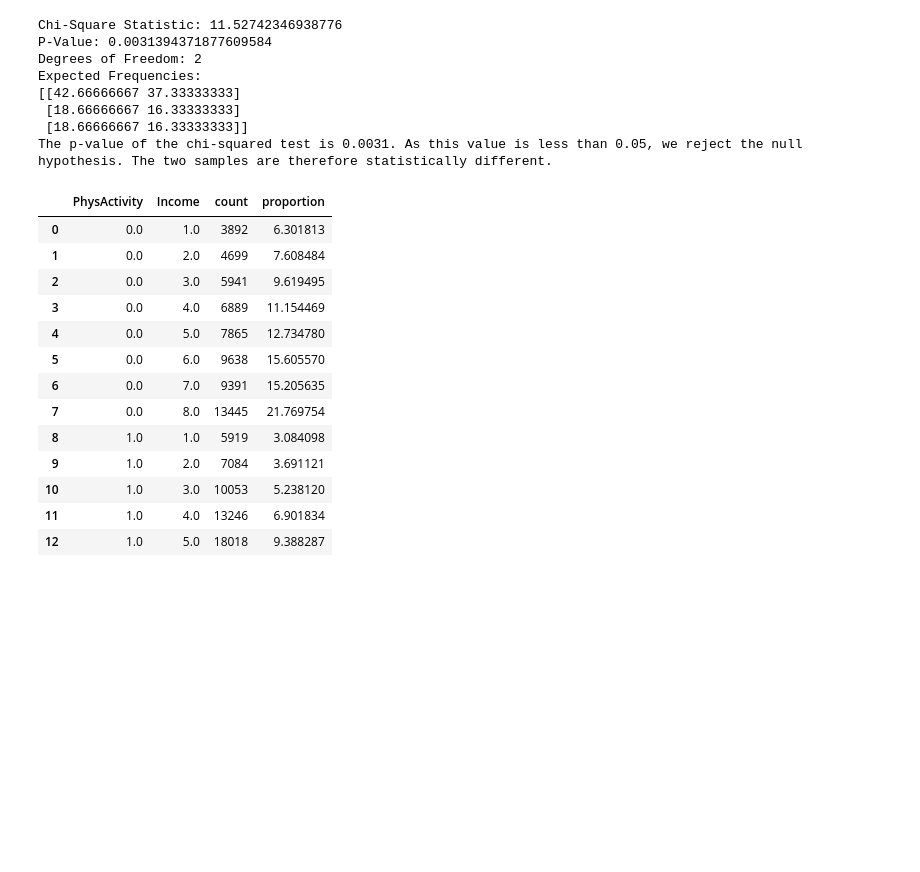
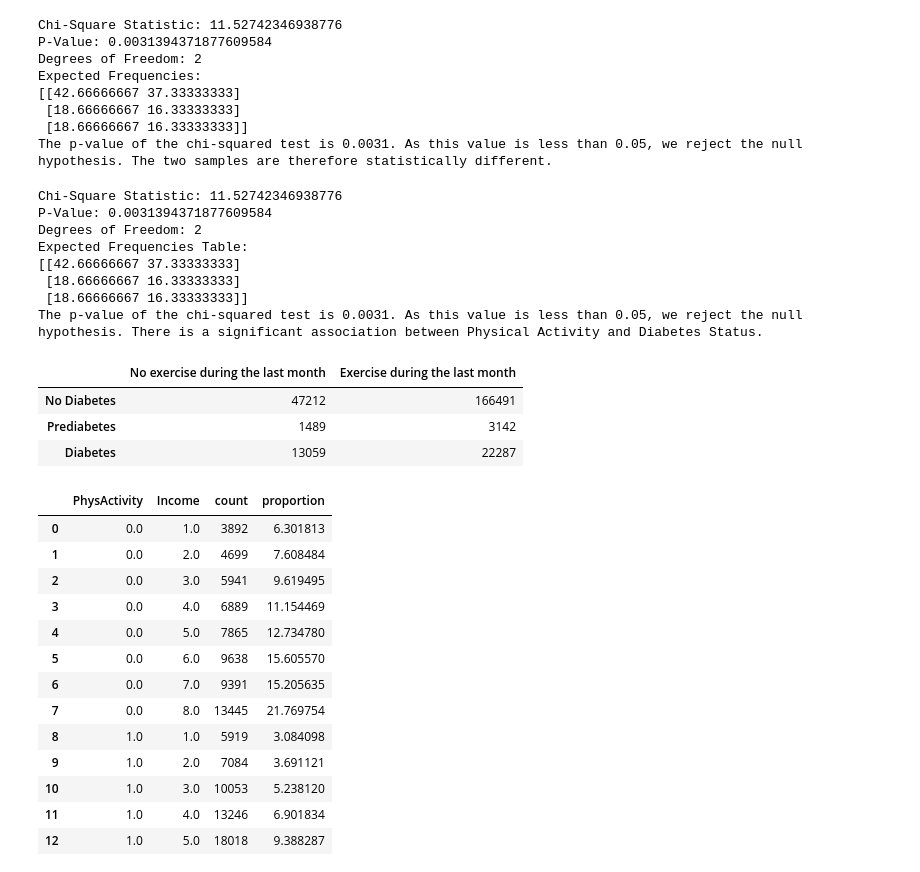
Before and after one commit to williamlevine/project-one, a Jupyter notebook: main_notebook.ipynb, the cells around one changed output. Saved outputs shown, nothing was run; the diff lists cells and outputs as text; code cells hidden in the pictures; blank space fills up the shorter version.

```diff
--- a/main_notebook.ipynb
+++ b/main_notebook.ipynb
@@ -265,32 +265,45 @@ The p-value of the chi-squared test is 0.0031. As this value is less than 0.05,
 # %%
 #Fixed Chi-Square test/ updated percentage to correct count value.
 
 
 # Create a contingency table
 contingency_table02 = pd.crosstab(df_trimmed['Diabetes_012'], df_trimmed['PhysActivity'])
 
 #Rename Column and Row Labels:
 contingency_table02.columns = ['No exercise during the last month', 'Exercise during the last month']
 contingency_table02.index = ['No Diabetes', 'Prediabetes', 'Diabetes']
 
 # Perform the Chi-Square test
-chi2_stat, p_value, dof, expected = chi2_contingency(contingency_table)
+chi2_stat, p_value, dof, expected = chi2_contingency(contingency_table01)
 
 # Print results
 print("Chi-Square Statistic:", chi2_stat)
 print("P-Value:", p_value)
 print("Degrees of Freedom:", dof)
 print("Expected Frequencies Table:")
 print(expected)
 
 # Interpretation of results
 
 if p_value < 0.05:
     print(f"The p-value of the chi-squared test is {round(p_val,4)}. As this value is less than 0.05, we reject the null hypothesis. There is a significant association between Physical Activity and Diabetes Status.")
 else:
     print(f"The p-value of the chi-squared test is {round(p_val,4)}. As this value is greater than 0.05, we fail to reject the null hypothesis. There is no significant association between Physical Activity and Diabetes Status.")
 
 contingency_table02
+# %% [output]
+Chi-Square Statistic: 11.52742346938776
+P-Value: 0.0031394371877609584
+Degrees of Freedom: 2
+Expected Frequencies Table:
+[[42.66666667 37.33333333]
+ [18.66666667 16.33333333]
+ [18.66666667 16.33333333]]
+The p-value of the chi-squared test is 0.0031. As this value is less than 0.05, we reject the null hypothesis. There is a significant association between Physical Activity and Diabetes Status.
+|  | No exercise during the last month | Exercise during the last month |
+| No Diabetes | 47212 | 166491 |
+| Prediabetes | 1489 | 3142 |
+| Diabetes | 13059 | 22287 |
 # %%
 #PhysActivity to Income
 # Group by PhysActivity and Income, count the number of participants for each category
```
Also changed, not shown: parts of 1 cell of this notebook.
